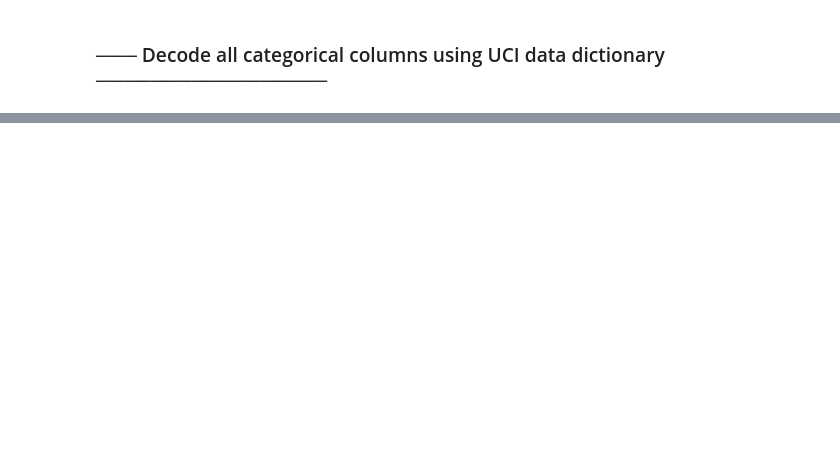
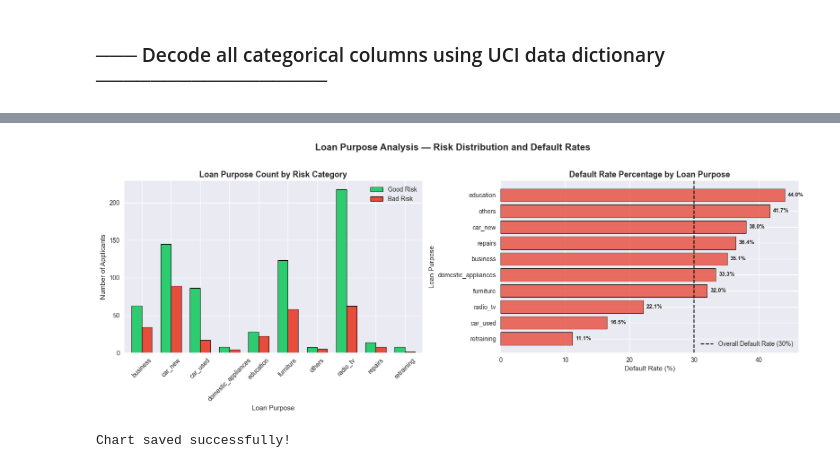
Before and after one commit to Aluka-Analysis/credit-risk-ml-system, a Jupyter notebook: notebooks/01_eda.ipynb, the cells around one changed output, grey strips where cells are left out. Drawn from its saved outputs; the diff is of its cells as text; code cells hidden in the pictures; blank space fills up the shorter version.

```diff
--- a/notebooks/01_eda.ipynb
+++ b/notebooks/01_eda.ipynb
@@ -391,0 +753,49 @@ First 3 rows after decoding:
+# %%
+# ─── Figure 4: Loan Purpose by Risk Category ──────────────────────────────────
+fig, axes = plt.subplots(1, 2, figsize=(16, 6))
+
+# ─── Left chart: Count of each purpose by risk category ───────────────────────
+purpose_risk = df.groupby(['Purpose', 'Category']).size().unstack(fill_value=0)
+purpose_risk.columns = ['Good Risk', 'Bad Risk']
+purpose_risk.plot(kind='bar', ax=axes[0],
+                  color=['#2ecc71', '#e74c3c'],
+                  edgecolor='black', linewidth=0.8, width=0.7)
+
+axes[0].set_title('Loan Purpose Count by Risk Category',
+                  fontsize=13, fontweight='bold')
+axes[0].set_xlabel('Loan Purpose', fontsize=11)
+axes[0].set_ylabel('Number of Applicants', fontsize=11)
+axes[0].tick_params(axis='x', rotation=45)
+axes[0].legend(fontsize=10)
+
+# ─── Right chart: Default rate percentage by purpose ──────────────────────────
+purpose_risk['Total'] = purpose_risk['Good Risk'] + purpose_risk['Bad Risk']
+purpose_risk['Default Rate %'] = (purpose_risk['Bad Risk'] /
+                                   purpose_risk['Total'] * 100).round(1)
+purpose_risk_sorted = purpose_risk.sort_values('Default Rate %', ascending=True)
+
+axes[1].barh(purpose_risk_sorted.index,
+             purpose_risk_sorted['Default Rate %'],
+             color='#e74c3c', edgecolor='black', linewidth=0.8, alpha=0.8)
+
+for i, v in enumerate(purpose_risk_sorted['Default Rate %']):
+    axes[1].text(v + 0.5, i, f'{v}%', va='center', fontsize=9, fontweight='bold')
+
+axes[1].set_title('Default Rate Percentage by Loan Purpose',
+                  fontsize=13, fontweight='bold')
+axes[1].set_xlabel('Default Rate (%)', fontsize=11)
+axes[1].set_ylabel('Loan Purpose', fontsize=11)
+axes[1].axvline(x=30, color='black', linestyle='--',
+                linewidth=1.5, label='Overall Default Rate (30%)')
+axes[1].legend(fontsize=10)
+
+plt.suptitle('Loan Purpose Analysis — Risk Distribution and Default Rates',
+             fontsize=15, fontweight='bold', y=1.02)
+plt.tight_layout()
+plt.savefig('../data/processed/04_loan_purpose_analysis.png',
+            dpi=150, bbox_inches='tight')
+plt.show()
+print("Chart saved successfully!")
+# %% [output]
+[figure, added]
+Chart saved successfully!
```
Also changed, not shown: parts of 47 cells of this notebook, 8 other files.
